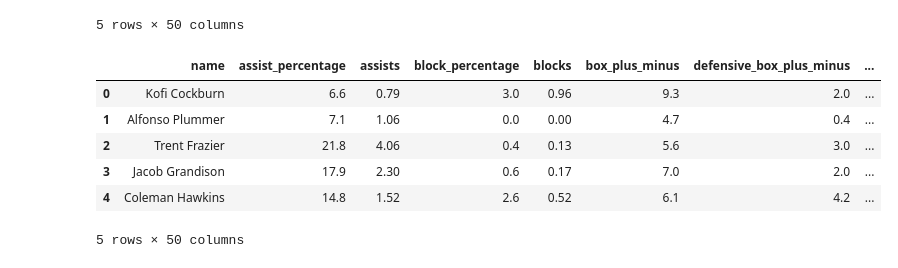
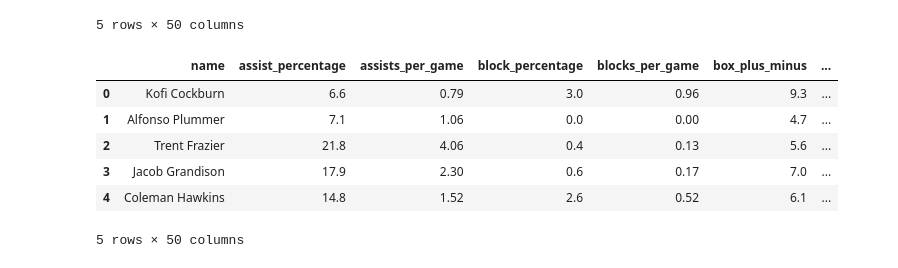
Before and after one commit to CS196Illinois/Group27-FA22, a Jupyter notebook: Project/Classification/classification.ipynb, the cells around one changed output. Drawn from its saved outputs; the diff is of its cells as text; code cells hidden in the pictures.

Commit message:
Add per game clustering

```diff
--- a/Project/Classification/classification.ipynb
+++ b/Project/Classification/classification.ipynb
@@ -82,7 +82,7 @@ player_df.head()
 # sns.heatmap(data=player_df.corr(), annot=True)
 # %%
 model_data = player_df.drop('name', axis=1)
-num_clusters = 12
-model = KMeans(n_clusters = num_clusters, random_state = 0).fit(model_data)
-labels = model.labels_
+num_clusters = 8
+model = KMeans(n_clusters=num_clusters, random_state=0).fit(model_data)
+labels = model.labels_ + 1
 # %%
@@ -127,17 +127,18 @@ player_df.head()
 # %%
 # Convert the following stats to a per game basis to make data analysis and labeling easier
 per_game_stats = ['points', 'assists', 'total_rebounds', 'steals', 'blocks', 'field_goals',
          'three_pointers']
 player_df_per_game = player_df.copy()
 player_df_per_game[per_game_stats] = player_df_per_game[per_game_stats].div(player_df_per_game.games_played, axis=0).round(2)
+player_df_per_game = player_df_per_game.rename(columns={og: og + "_per_game" for og in per_game_stats})
 player_df_per_game.head()
 # %% [output]
-|  | name | assist_percentage | assists | block_percentage | blocks | box_plus_minus | defensive_box_plus_minus | ... |
-| 0 | Kofi Cockburn | 6.6 | 0.79 | 3.0 | 0.96 | 9.3 | 2.0 | ... |
-| 1 | Alfonso Plummer | 7.1 | 1.06 | 0.0 | 0.00 | 4.7 | 0.4 | ... |
-| 2 | Trent Frazier | 21.8 | 4.06 | 0.4 | 0.13 | 5.6 | 3.0 | ... |
-| 3 | Jacob Grandison | 17.9 | 2.30 | 0.6 | 0.17 | 7.0 | 2.0 | ... |
-| 4 | Coleman Hawkins | 14.8 | 1.52 | 2.6 | 0.52 | 6.1 | 4.2 | ... |
+|  | name | assist_percentage | assists_per_game | block_percentage | blocks_per_game | box_plus_minus | ... |
+| 0 | Kofi Cockburn | 6.6 | 0.79 | 3.0 | 0.96 | 9.3 | ... |
+| 1 | Alfonso Plummer | 7.1 | 1.06 | 0.0 | 0.00 | 4.7 | ... |
+| 2 | Trent Frazier | 21.8 | 4.06 | 0.4 | 0.13 | 5.6 | ... |
+| 3 | Jacob Grandison | 17.9 | 2.30 | 0.6 | 0.17 | 7.0 | ... |
+| 4 | Coleman Hawkins | 14.8 | 1.52 | 2.6 | 0.52 | 6.1 | ... |
 5 rows × 50 columns
 # %%
 # Stats to include for data analysis and labeling
```
Also changed, not shown: parts of 10 cells of this notebook.
